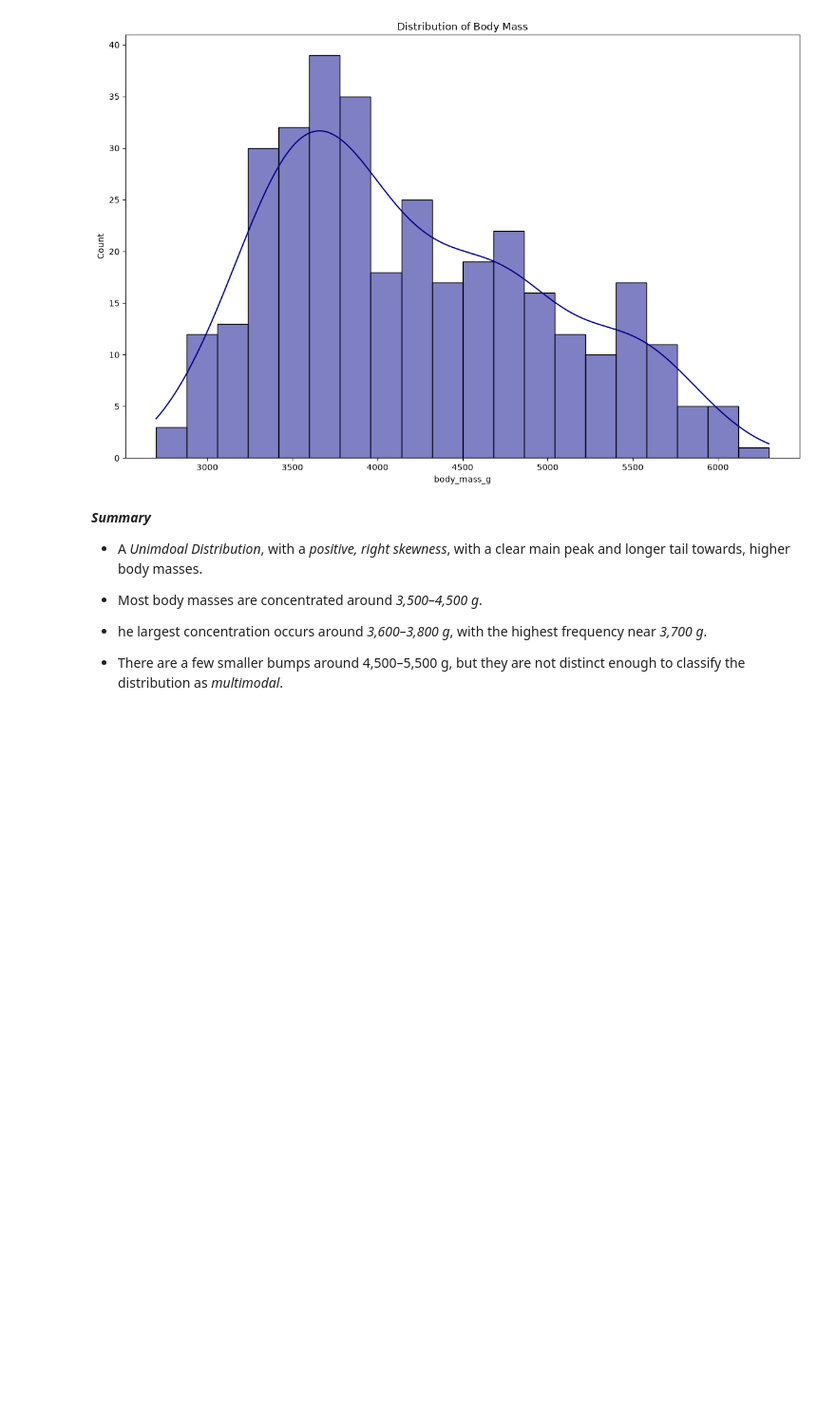
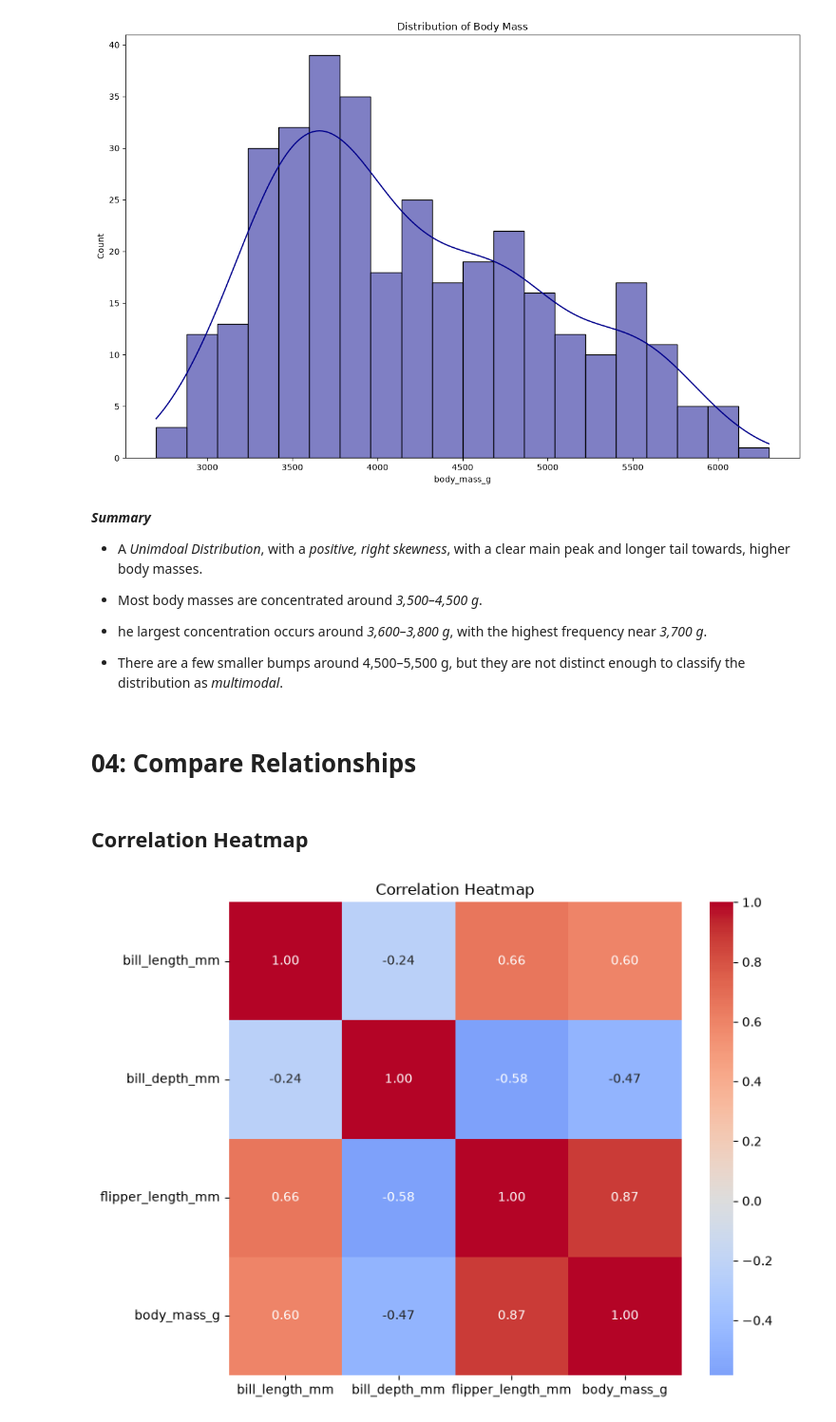
Before and after one commit to CH-CHISAKA/Machine_Learning_and_Data_Science, a Jupyter notebook: 04-assignments/01-assignment/palmer-penguins.ipynb, the cells around one changed output. Shown at 95% size. Saved outputs shown, nothing was run; the diff lists cells and outputs as text; code cells hidden in the pictures; blank space fills up the shorter version.

Commit message:
compare relationships update

```diff
--- a/04-assignments/01-assignment/palmer-penguins.ipynb
+++ b/04-assignments/01-assignment/palmer-penguins.ipynb
@@ -199,3 +199,22 @@ plt.show()
 - he largest concentration occurs around _3,600–3,800 g_, with the highest frequency near _3,700 g_.
 
 - There are a few smaller bumps around 4,500–5,500 g, but they are not distinct enough to classify the distribution as _multimodal_.
+# %% [markdown]
+# 04: Compare Relationships
+# %% [markdown]
+## Correlation Heatmap
+# %%
+numeric_cols = penguins.select_dtypes(include="number")
+
+plt.figure(figsize=(8,6))
+sns.heatmap(
+    numeric_cols.corr(),
+    annot=True,
+    cmap="coolwarm",
+    fmt=".2f",
+)
+plt.title("Correlation Heatmap")
+plt.tight_layout()
+plt.show()
+# %% [output]
+[figure, added]
```
Also changed, not shown: parts of 13 cells of this notebook, 2 other files.
